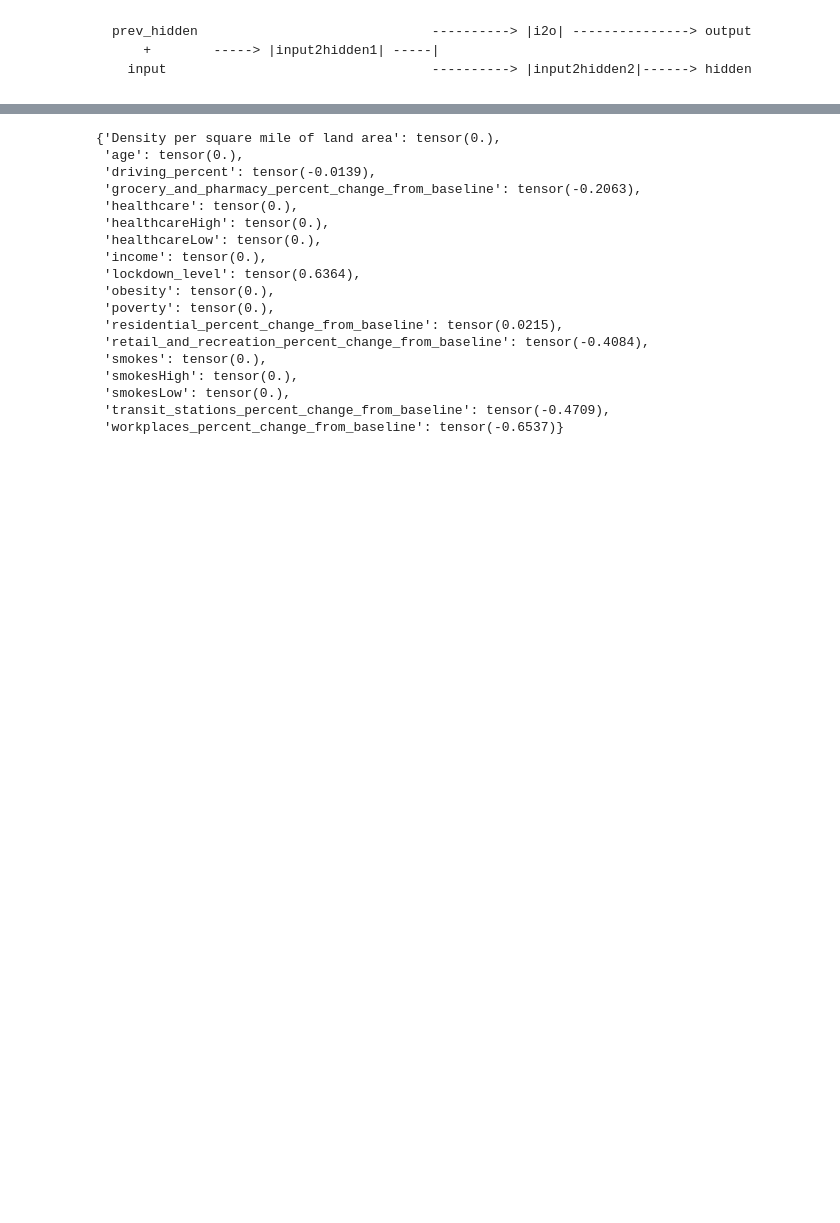
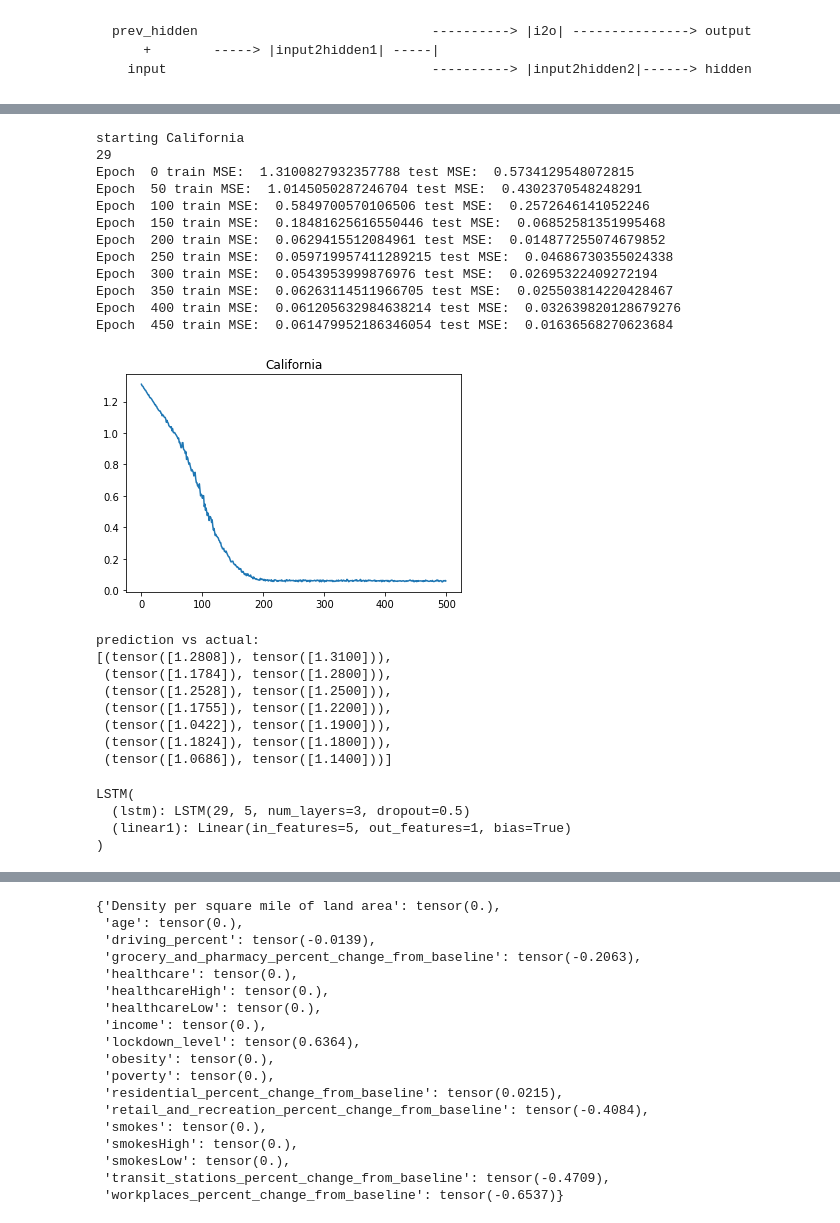
Before and after one commit to mlaugharn/math189covid19, a Jupyter notebook: covid_second_wave_model.ipynb, the cells around one changed output, grey strips where cells are left out. Saved outputs shown, nothing was run; the diff lists cells and outputs as text; code cells hidden in the pictures; blank space fills up the shorter version.

```diff
--- a/covid_second_wave_model.ipynb
+++ b/covid_second_wave_model.ipynb
@@ -594,0 +636,28 @@ Epoch  1500 MSE:  8.140772479237057e-06
+# %%
+build_state_model('California')
+# %% [output]
+starting California
+29
+Epoch  0 train MSE:  1.3100827932357788 test MSE:  0.5734129548072815
+Epoch  50 train MSE:  1.0145050287246704 test MSE:  0.4302370548248291
+Epoch  100 train MSE:  0.5849700570106506 test MSE:  0.2572646141052246
+Epoch  150 train MSE:  0.18481625616550446 test MSE:  0.06852581351995468
+Epoch  200 train MSE:  0.0629415512084961 test MSE:  0.014877255074679852
+Epoch  250 train MSE:  0.059719957411289215 test MSE:  0.04686730355024338
+Epoch  300 train MSE:  0.0543953999876976 test MSE:  0.02695322409272194
+Epoch  350 train MSE:  0.06263114511966705 test MSE:  0.025503814220428467
+Epoch  400 train MSE:  0.061205632984638214 test MSE:  0.032639820128679276
+Epoch  450 train MSE:  0.061479952186346054 test MSE:  0.01636568270623684
+[figure, added]
+prediction vs actual:
+[(tensor([1.2808]), tensor([1.3100])),
+ (tensor([1.1784]), tensor([1.2800])),
+ (tensor([1.2528]), tensor([1.2500])),
+ (tensor([1.1755]), tensor([1.2200])),
+ (tensor([1.0422]), tensor([1.1900])),
+ (tensor([1.1824]), tensor([1.1800])),
+ (tensor([1.0686]), tensor([1.1400]))]
+LSTM(
+  (lstm): LSTM(29, 5, num_layers=3, dropout=0.5)
+  (linear1): Linear(in_features=5, out_features=1, bias=True)
+)
```
Also changed, not shown: parts of 10 cells of this notebook.
